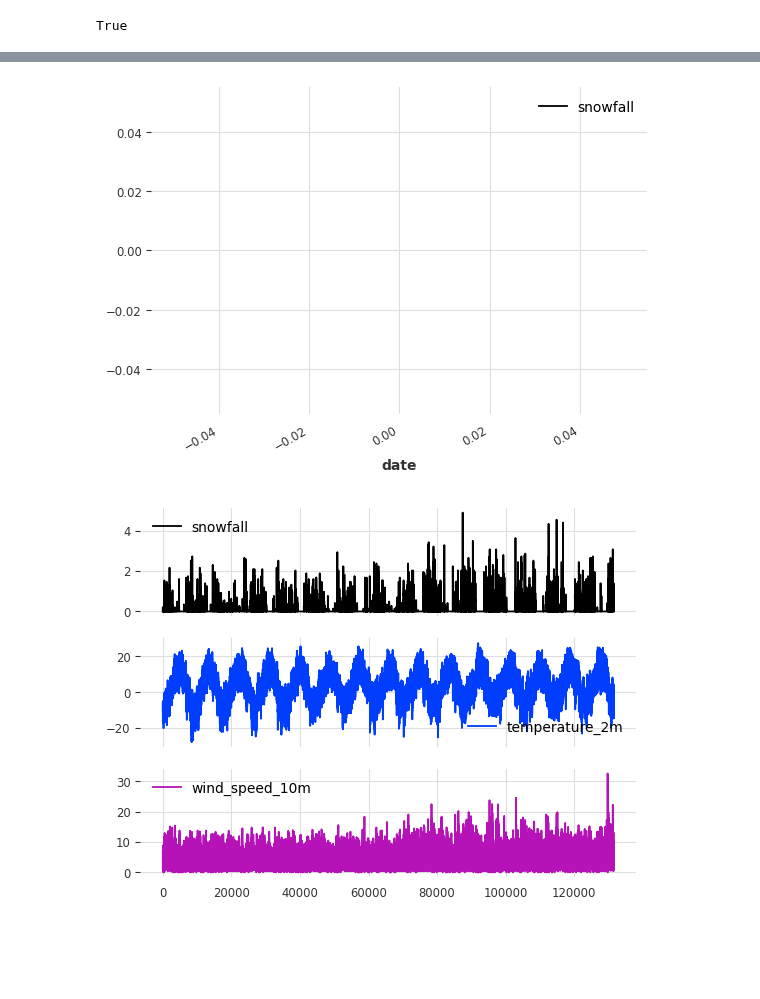
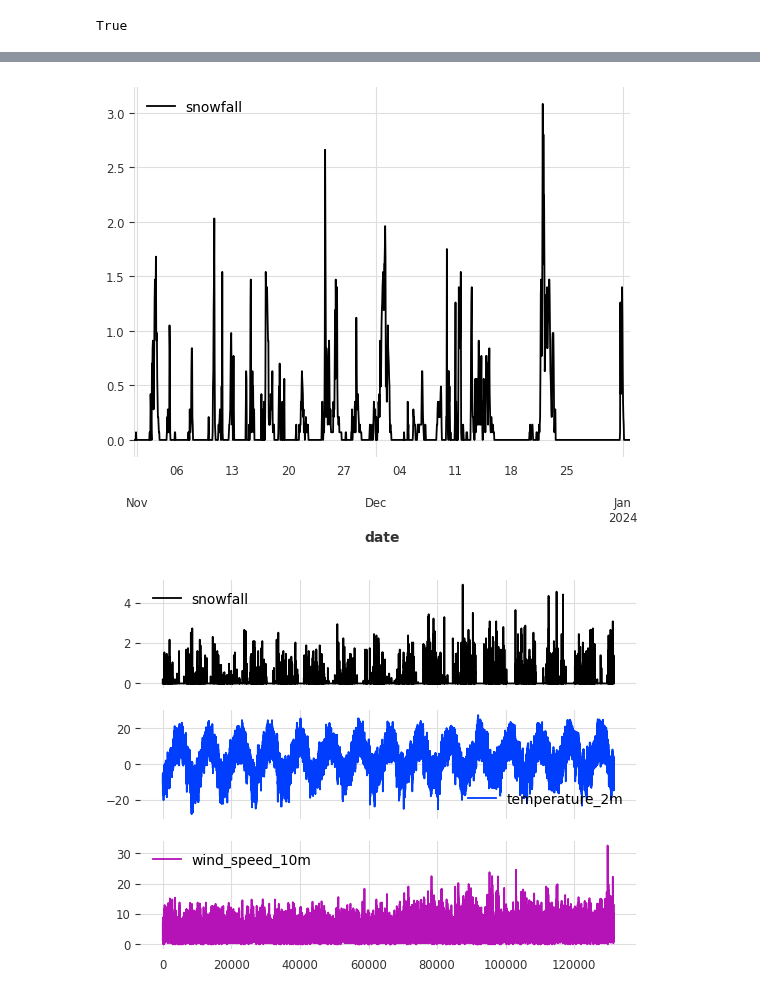
Before and after one commit to MadMax1995bb/powder_alert2.0, a Jupyter notebook: notebooks/notebook_model_tests.ipynb, the cells around one changed output, grey strips where cells are left out. Cells and saved outputs as stored; diff of their text form; code cells hidden in the pictures; blank space fills up the shorter version.

Commit message:
update snowfall model notebook

```diff
--- a/notebooks/notebook_model_tests.ipynb
+++ b/notebooks/notebook_model_tests.ipynb
@@ -57,7 +57,7 @@ df_hist_openmeteo = pd.read_csv(file_path)
 # %%
 #have a look at df (with relative current data)
 
-df_hist_openmeteo = df_hist_openmeteo.iloc[:,1:]
+df_hist_openmeteo = df_hist_openmeteo.drop(columns="Unnamed: 0")
 # %%
 df_hist_openmeteo.head(3)
 # %% [output]
@@ -111,7 +116,7 @@ dtype: object
 # %%
-df_hist_openmeteo.loc[100000:].plot(y='snowfall', x='date');
+df_hist_openmeteo.loc[130000:].plot(y='snowfall', x='date');
 # %% [output]
-[figure, old version]
+[figure, new version]
 # %%
 plot_cols = ['snowfall', 'temperature_2m', 'wind_speed_10m']
 plot_features = df_hist_openmeteo[plot_cols]
```
Also changed, not shown: parts of 47 cells of this notebook.
